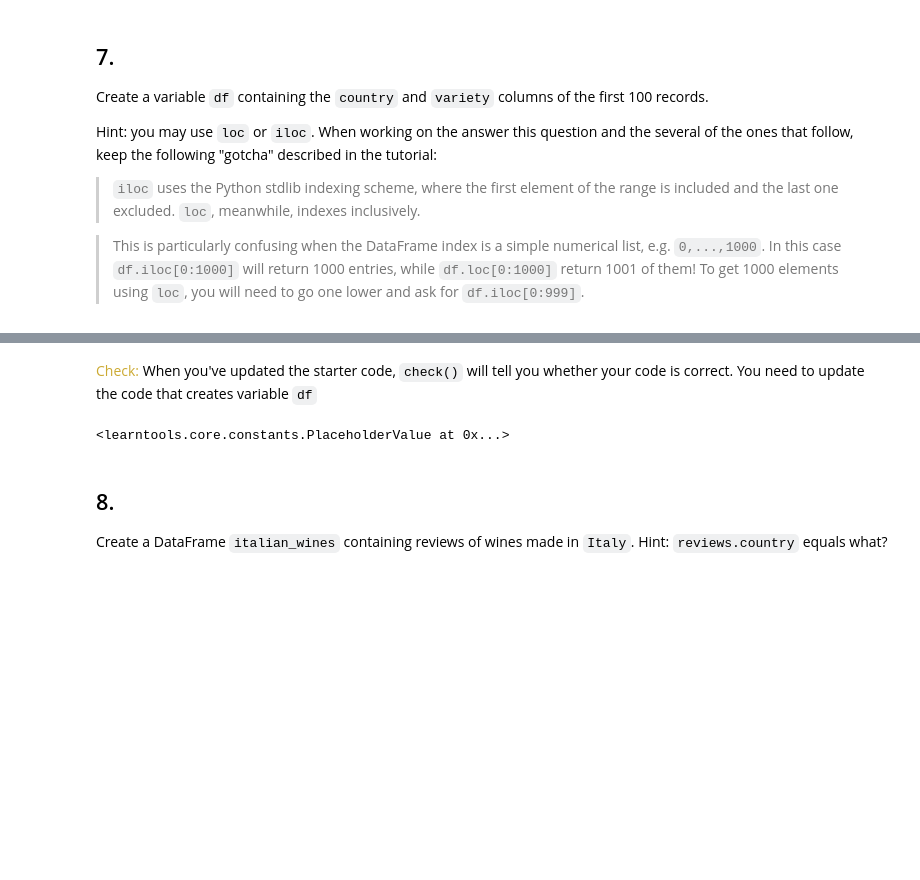
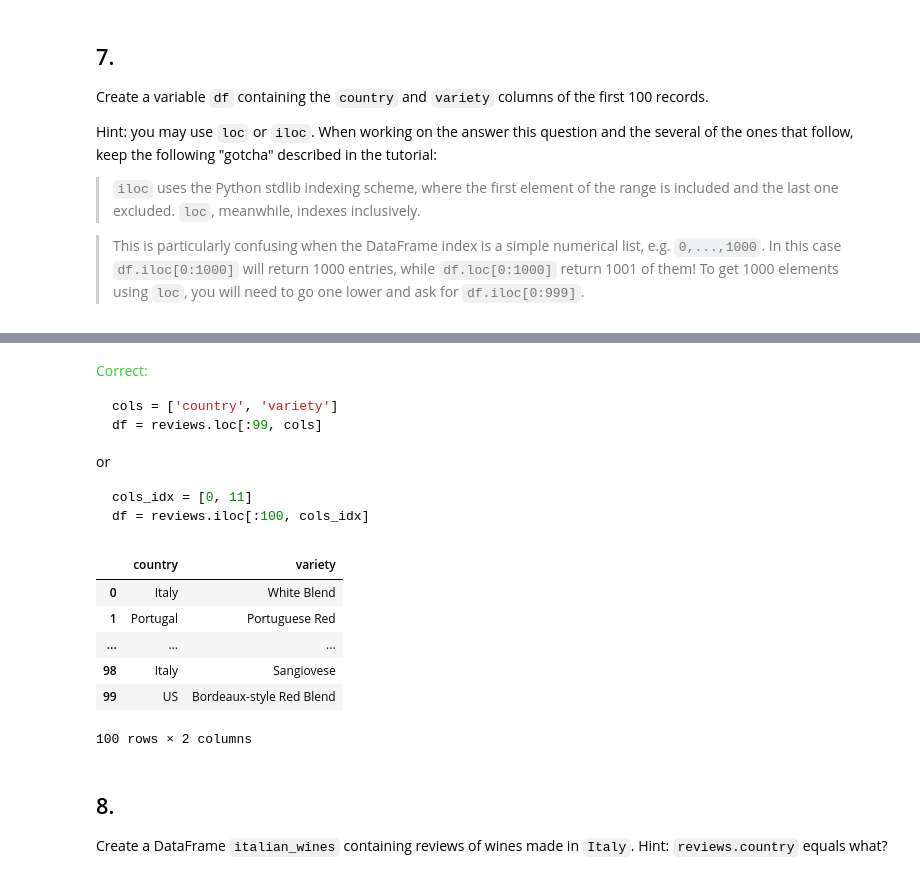
Before and after one commit to uditmahato/kaggle, a Jupyter notebook: exercise-indexing-selecting-assigning.ipynb, the cells around one changed output, grey strips where cells are left out. Cells and saved outputs as stored; diff of their text form; code cells hidden in the pictures; blank space fills up the shorter version.

````diff
--- a/exercise-indexing-selecting-assigning.ipynb
+++ b/exercise-indexing-selecting-assigning.ipynb
@@ -186,15 +186,32 @@ Hint: you may use `loc` or `iloc`. When working on the answer this question and
 
 > This is particularly confusing when the DataFrame index is a simple numerical list, e.g. `0,...,1000`. In this case `df.iloc[0:1000]` will return 1000 entries, while `df.loc[0:1000]` return 1001 of them! To get 1000 elements using `loc`, you will need to go one lower and ask for `df.iloc[0:999]`.
 # %%
-df = ____
+df =reviews.loc[0:99,['country','variety']]
 
 # Check your answer
 q7.check()
 df
 # %% [output]
 [interactive output not drawn]
-<span style="color:#ccaa33">Check:</span> When you've updated the starter code, `check()` will tell you whether your code is correct. You need to update the code that creates variable `df`
+<span style="color:#33cc33">Correct:</span>
+
+
+```python
+cols = ['country', 'variety']
+df = reviews.loc[:99, cols]
+```
+or
+```python
+cols_idx = [0, 11]
+df = reviews.iloc[:100, cols_idx]
+```
+|  | country | variety |
+| 0 | Italy | White Blend |
+| 1 | Portugal | Portuguese Red |
+| ... | ... | ... |
+| 98 | Italy | Sangiovese |
+| 99 | US | Bordeaux-style Red Blend |
-<learntools.core.constants.PlaceholderValue at 0x...>
+100 rows × 2 columns
 # %%
 #q7.hint()
 #q7.solution()
````
